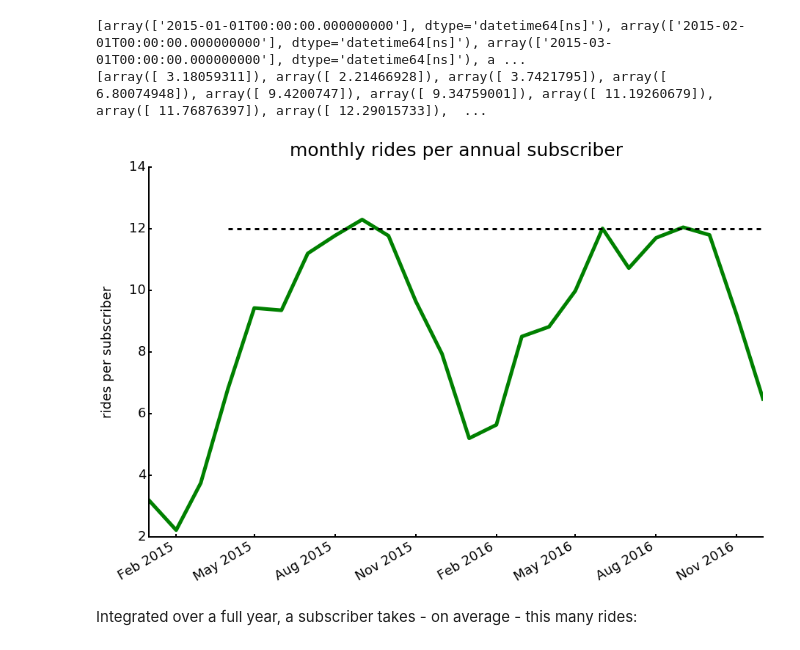
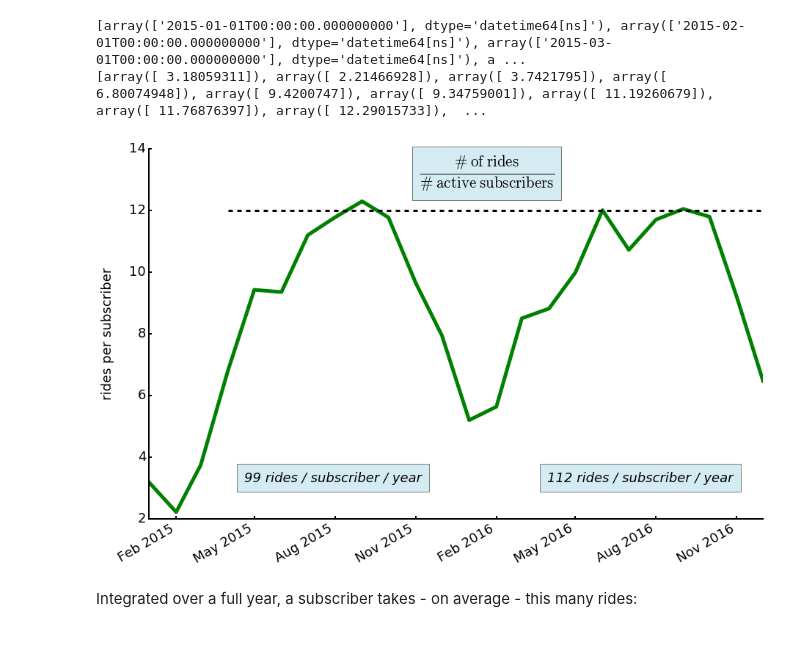
Before and after one commit to cleipski/Citibike, a Jupyter notebook: citibike_02.ipynb, the cells around one changed output. Drawn from its saved outputs; the diff is of its cells as text; code cells hidden in the pictures.

```diff
--- a/citibike_02.ipynb
+++ b/citibike_02.ipynb
@@ -1200,34 +1200,48 @@ print(ratios)
 # %%
 fig, ax = plt.subplots(figsize=(15, 10))
 
 plt.plot(dates,ratios,'g-', alpha=1,lw=5)
 # rotate and align the tick labels so they look better
 fig.autofmt_xdate()
 plt.ylabel('rides per subscriber', fontsize=18)
 ax.yaxis.labelpad = 20
-plt.title('monthly rides per annual subscriber', fontsize=25,y=1.02)
+# plt.title('monthly rides per annual subscriber', fontsize=25,y=1.02)
 # plt.grid(True)
 ax.tick_params(labelsize=18)
 
 # Hide the right and top spines
 ax.spines['right'].set_visible(False)
 ax.spines['top'].set_visible(False)
 
 # Ser witdh of axes spines and ticks
 ax.spines['left'].set_linewidth(2)
 ax.spines['bottom'].set_linewidth(2)
 ax.xaxis.set_tick_params(width=2)
 ax.yaxis.set_tick_params(width=2)
 
 # Only show ticks on the left and bottom spines
 ax.yaxis.set_ticks_position('left')
 ax.xaxis.set_ticks_position('bottom')
 
 plt.plot([dates[3],dates[-1]],[12,12],'k--',lw=3)
 
+ax.text(0.55, 0.92, '$\\frac{\\rm{\#\; of\; rides}}{\#\; active\; subscribers}$', style='italic',
+        horizontalalignment='center', bbox={'facecolor':'lightblue', 'alpha':0.5, 'pad':10},
+        transform=ax.transAxes,fontsize=30)
+
+ax.text(0.3, 0.1, '99 rides / subscriber / year', style='italic',
+        horizontalalignment='center', bbox={'facecolor':'lightblue', 'alpha':0.5, 'pad':10},
+        transform=ax.transAxes,fontsize=18)
+ax.text(0.8, 0.1, '112 rides / subscriber / year', style='italic',
+        horizontalalignment='center', bbox={'facecolor':'lightblue', 'alpha':0.5, 'pad':10},
+        transform=ax.transAxes,fontsize=18)
+
+
+
+
 plt.savefig(os.path.join(data_dir,'plots','monthly_rides_per_subscriber.pdf'), bbox_inches='tight')
 # %% [output]
-[figure, old version]
+[figure, new version]
 # %% [markdown]
 Integrated over a full year, a subscriber takes - on average - this many rides:
 # %%
```
